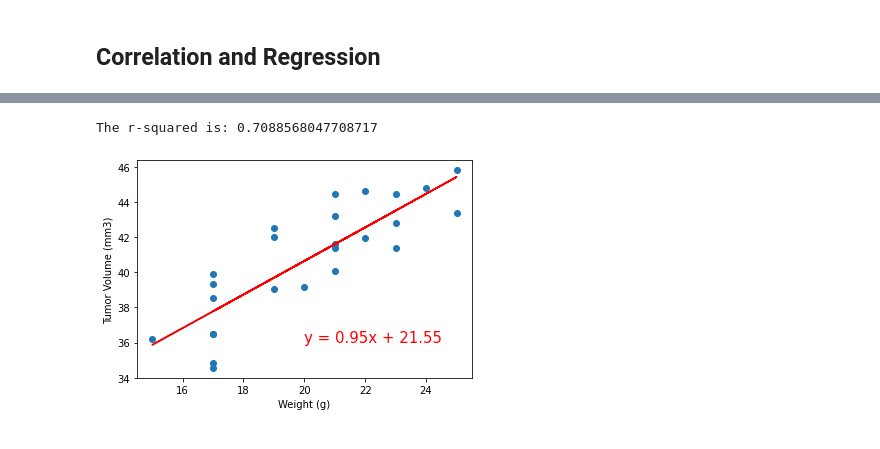
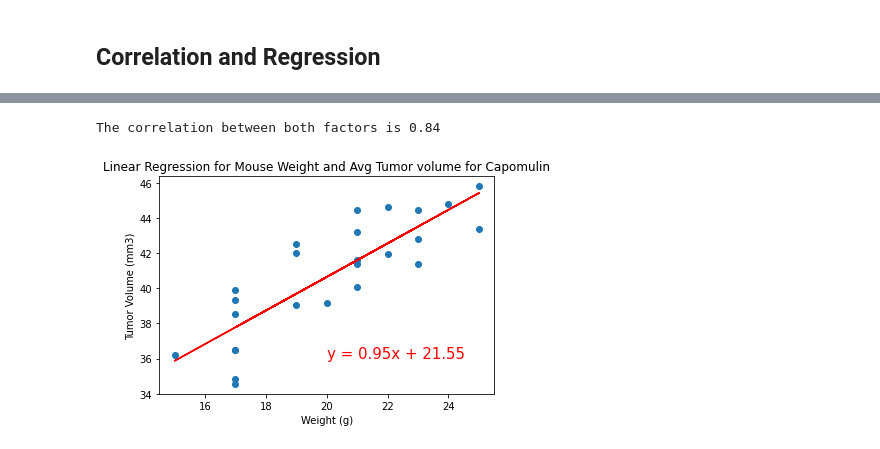
Before and after one commit to amramer45/matplotlib-challenge, a Jupyter notebook: Pymaceuticals/pymaceuticals.ipynb, the cells around one changed output, grey strips where cells are left out. Cells and saved outputs as stored; diff of their text form; code cells hidden in the pictures.

```diff
--- a/Pymaceuticals/pymaceuticals.ipynb
+++ b/Pymaceuticals/pymaceuticals.ipynb
@@ -270,17 +260,21 @@ The correlation between both factors is 0.84
 # %%
-#Linear regression equation and line to plot
+# Calculate the correlation coefficient and linear regression model
+correlation = st.pearsonr(capomulin_average['Weight (g)'], capomulin_average['Tumor Volume (mm3)'])
+print(f"The correlation between both factors is {round(correlation[0],2)}")
+
+# for mouse weight and average tumor volume for the Capomulin regimen
 x_values = capomulin_average['Weight (g)']
 y_values = capomulin_average['Tumor Volume (mm3)']
 (slope, intercept, rvalue, pvalue, stderr) = linregress(x_values, y_values)
 regress_values = x_values * slope + intercept
 line_eq = "y = " + str(round(slope,2)) + "x + " + str(round(intercept,2))
 plt.scatter(x_values,y_values)
 plt.plot(x_values,regress_values,"r-")
 plt.annotate(line_eq,(20,36),fontsize=15,color="red")
 plt.xlabel('Weight (g)')
 plt.ylabel('Tumor Volume (mm3)')
-print(f"The r-squared is: {rvalue**2}")
+plt.title('Linear Regression for Mouse Weight and Avg Tumor volume for Capomulin')
 plt.show()
 # %% [output]
-The r-squared is: 0.7088568047708717
+The correlation between both factors is 0.84
-[figure, old version]
+[figure, new version]
```
Also changed, not shown: parts of 4 cells of this notebook.
